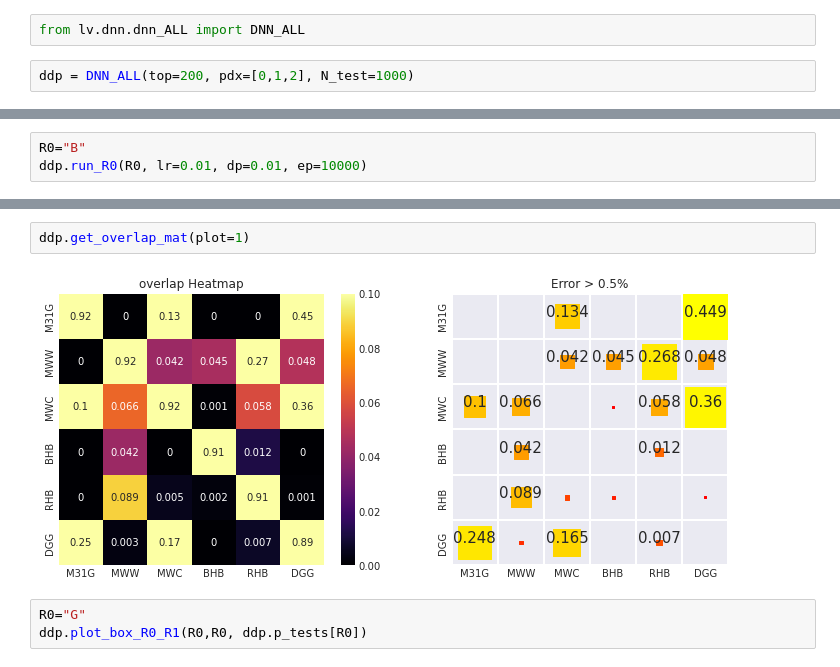
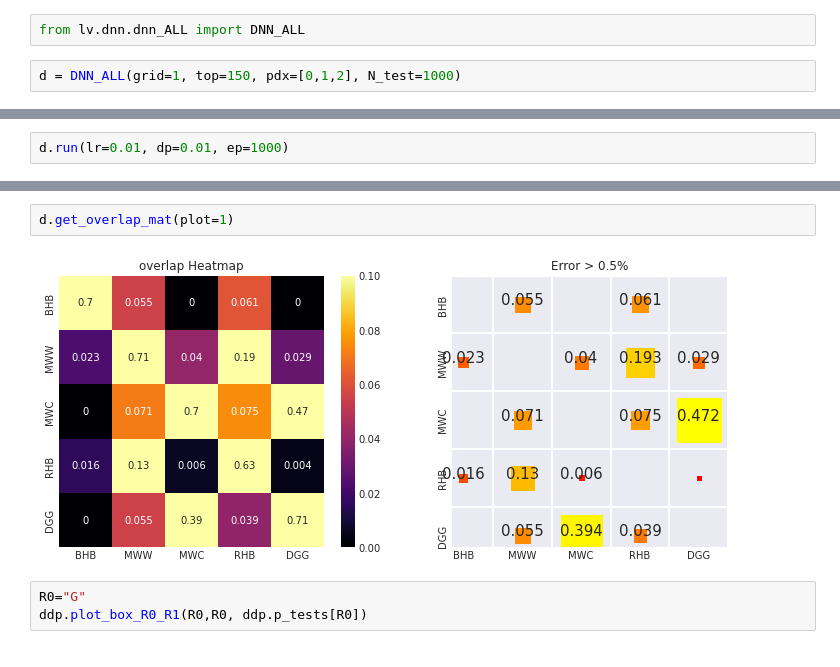
Before and after one commit to ViskaWei/LV, a Jupyter notebook: nb/dnn.ipynb, the cells around one changed output, grey strips where cells are left out. Drawn from its saved outputs; the diff is of its cells as text.

```diff
--- a/nb/dnn.ipynb
+++ b/nb/dnn.ipynb
@@ -8,4 +17,4 @@ sys.path.insert(0, PROJECT_PATH)
 # %%
 from lv.dnn.dnn_ALL import DNN_ALL
 # %%
-ddp = DNN_ALL(top=200, pdx=[0,1,2], N_test=1000)
+d = DNN_ALL(grid=1, top=150, pdx=[0,1,2], N_test=1000)
@@ -14,4 +27,3 @@ ddp.prepare(N_train=10000)
 # %%
-R0="B"
-ddp.run_R0(R0, lr=0.01, dp=0.01, ep=10000)
+d.run(lr=0.01, dp=0.01, ep=1000)
 # %% [output]
@@ -56,7 +48,7 @@ ddp.dCT
 # %%
-ddp.get_overlap_mat(plot=1)
+d.get_overlap_mat(plot=1)
 # %% [output]
-[figure, old version]
+[figure, new version]
 # %%
 R0="G"
 ddp.plot_box_R0_R1(R0,R0, ddp.p_tests[R0])
```
Also changed, not shown: parts of 13 cells of this notebook, 6 other files.
